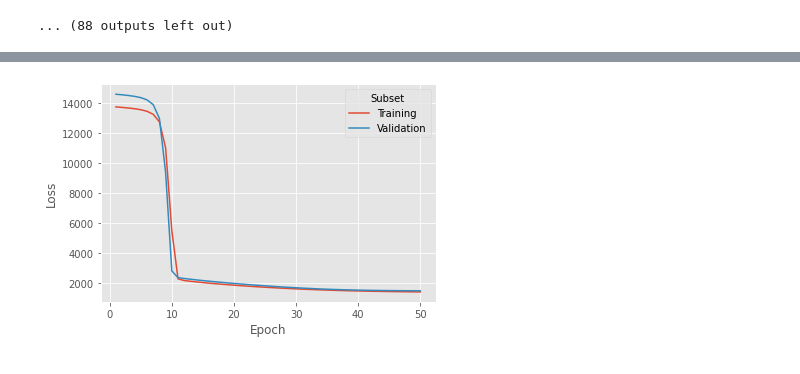
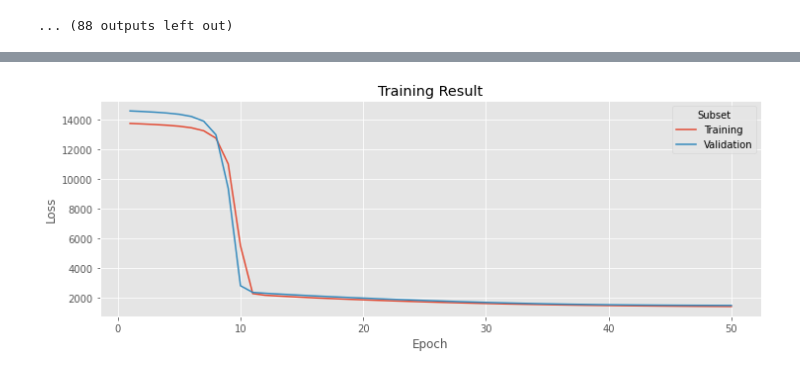
Before and after one commit to zaRizk7/ml-from-scratch, a Jupyter notebook: multilayer_perceptron/mlp.ipynb, the cells around one changed output, grey strips where cells are left out. Cells and saved outputs as stored; diff of their text form; code cells hidden in the pictures.

Commit message:
Fix plot size

```diff
--- a/multilayer_perceptron/mlp.ipynb
+++ b/multilayer_perceptron/mlp.ipynb
@@ -186,5 +186,9 @@ Epoch 6/50
 # %%
 if not isinstance(record, pd.DataFrame):
     record = pd.DataFrame(record)
+
+plt.figure(figsize=(12, 4))
+plt.title("Training Result")
 sns.lineplot(data=record, x="Epoch", y="Loss", hue="Subset")
+plt.show()
 # %% [output]
@@ -192 +195 @@ sns.lineplot(data=record, x="Epoch", y="Loss", hue="Subset")
-[figure, old version]
+[figure, new version]
```
Also changed, not shown: parts of 1 cell of this notebook.
